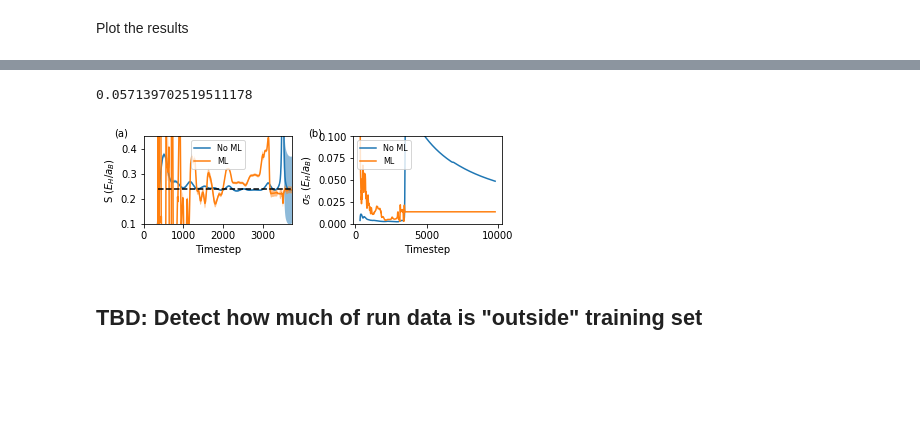
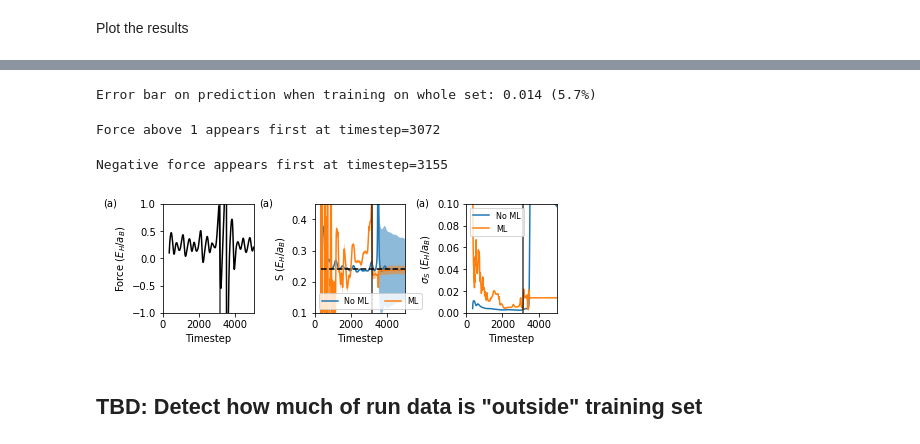
Before and after one commit to globus-labs/stopping-power-ml, a Jupyter notebook: bayesian-regression-ci.ipynb, the cells around one changed output, grey strips where cells are left out. Saved outputs shown, nothing was run; the diff lists cells and outputs as text; code cells hidden in the pictures; blank space fills up the shorter version.

```diff
--- a/bayesian-regression-ci.ipynb
+++ b/bayesian-regression-ci.ipynb
@@ -227,52 +210,79 @@ data['stopping_ml_error'].iloc[-1]
-# %%
-data['stopping_ml_error'].iloc[-1] / data['stopping_ml'].iloc[-1]
-# %% [output]
-0.057139702519511178
+# %%
+print('Error bar on prediction when training on whole set: %.3f (%.1f%%)'%(
+    data['stopping_ml_error'].iloc[-1], data['stopping_ml_error'].iloc[-1] / data['stopping_ml'].iloc[-1] * 100))
+# %% [output]
+Error bar on prediction when training on whole set: 0.014 (5.7%)
+# %%
+first_hit = data.query('force > 0.9')['timestep'].min()
+print('Force above 1 appears first at timestep=%d'%first_hit)
+# %% [output]
+Force above 1 appears first at timestep=3072
+# %%
+first_negative = data.query('force < -0.1')['timestep'].min()
+print('Negative force appears first at timestep=%d'%first_negative)
+# %% [output]
+Negative force appears first at timestep=3155
 # %%
-fig, ax = plt.subplots(1,2)
+fig, ax = plt.subplots(1,3)
+
+plot_max = 5000
+
+## Plot the training data
+ax[0].plot(data['timestep'], data['force'], 'k')
+
+ax[0].set_xlim(0, plot_max)
+ax[0].set_ylim(-1, 1)
+
+ax[0].set_xlabel('Timestep')
+ax[0].set_ylabel('Force ($E_H / a_B$)')
 
 # Plot the computed stopping power
-ax[0].plot(data['timestep'], data['stopping_running-mean'], label='No ML')
-ax[0].fill_between(data['timestep'],
+ax[1].plot(data['timestep'], data['stopping_running-mean'], label='No ML')
+ax[1].fill_between(data['timestep'],
                data['stopping_running-mean'] + data['stopping_running-mean_error'],
                data['stopping_running-mean'] - data['stopping_running-mean_error'],
                alpha=0.5)
 
-ax[0].plot(data['timestep'], data['stopping_ml'], label='ML')
-ax[0].fill_between(data['timestep'],
+ax[1].plot(data['timestep'], data['stopping_ml'], label='ML')
+ax[1].fill_between(data['timestep'],
                data['stopping_ml'] + data['stopping_ml_error'],
                data['stopping_ml'] - data['stopping_ml_error'],
                alpha=0.5)
 
-ax[0].plot([data['timestep'].min(), data['timestep'].max()], [data['stopping_running-mean'].iloc[-1],]*2, 'k--')
+ax[1].plot([data['timestep'].min(), data['timestep'].max()], [data['stopping_running-mean'].iloc[-1],]*2, 'k--')
 
-ax[0].set_xlim(0, 3750)
+ax[1].set_xlim(0, plot_max)
 
-ax[0].legend(fontsize=8)
-ax[0].set_ylim(0.1,0.45)
+ax[1].legend(fontsize=8, loc=3, ncol=2)
+ax[1].set_ylim(0.1,0.45)
 
-ax[0].set_ylabel('S ($E_H / a_B$)')
-ax[0].set_xlabel('Timestep')
-
-fig.text(0.05, 0.9, '(a)')
+ax[1].set_ylabel('S ($E_H / a_B$)')
+ax[1].set_xlabel('Timestep')
 
 ## The confidence interval
-ax[1].plot(data['timestep'], data['stopping_running-mean_error'], label='No ML')
-ax[1].plot(data['timestep'], data['stopping_ml_error'], label='ML')
+ax[2].plot(data['timestep'], data['stopping_running-mean_error'], label='No ML')
+ax[2].plot(data['timestep'], data['stopping_ml_error'], label='ML')
 
-ax[1].set_ylim(0, 0.1)
-ax[1].legend(fontsize=8, loc=2)
+ax[2].set_xlim(0, plot_max)
+ax[2].set_ylim(0, 0.1)
+ax[2].legend(fontsize=8, loc=2)
 
-ax[1].set_ylabel('$\sigma_S$ ($E_H / a_B$)')
-ax[1].set_xlabel('Timestep')
+ax[2].set_ylabel('$\sigma_S$ ($E_H / a_B$)')
+ax[2].set_xlabel('Timestep')
 
-fig.text(0.5, 0.9, '(b)')
+# Plot the first "hit"
+for a in ax:
+    a.plot([first_negative, ] *2, [-1000, 1000], c='k', alpha=0.75)
 
-fig.set_size_inches(6, 2.)
+# Plot figure labels
+for i in range(len(ax)):
+    fig.text(float(i)/len(ax), 0.9, '(a)')
+
+fig.set_size_inches(6.5, 2.3)
 fig.tight_layout()
 fig.savefig('figures/confidence-intervals.png', dpi=320)
 fig.savefig('figures/confidence-intervals.pdf')
 # %% [output]
-[figure, old version]
+[figure, new version]
 # %% [markdown]
 ## TBD: Detect how much of run data is "outside" training set
```
Also changed, not shown: parts of 18 cells of this notebook, 18 other files.
